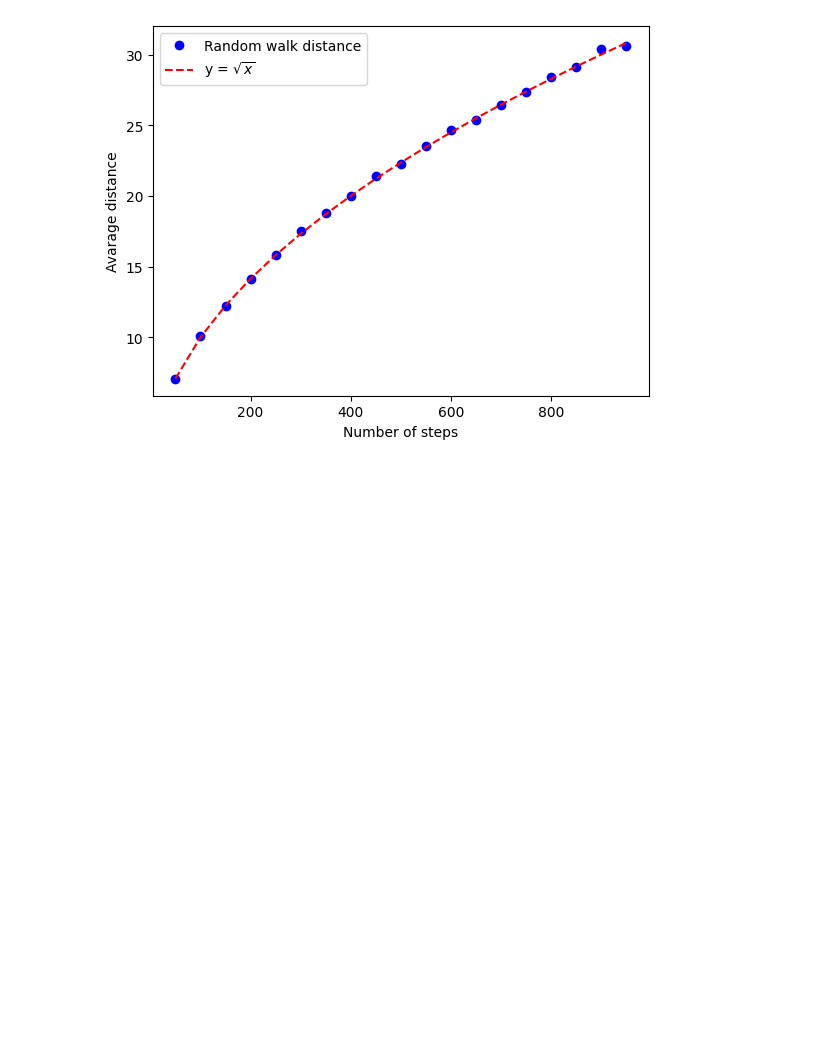
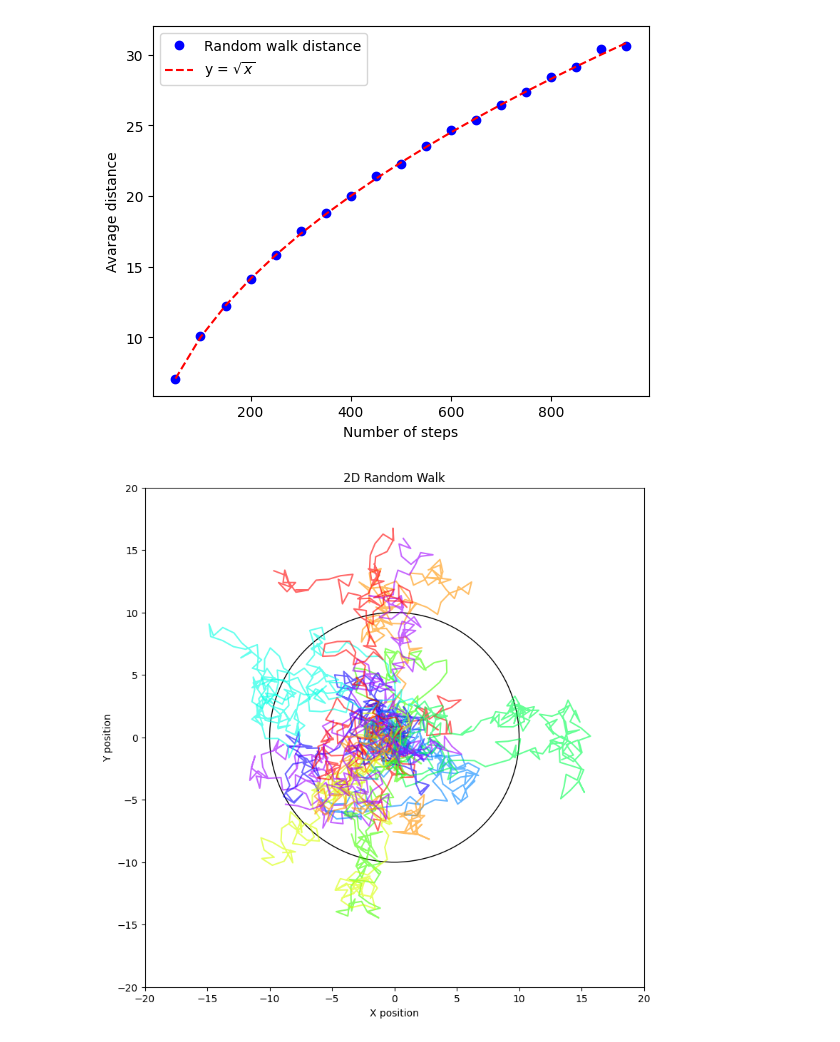
Before and after one commit to RezaBahani/IUTComputationalPhysics, a Jupyter notebook: two_dimensional_random_walk_with_extensive_help_of_ai.ipynb, the cells around one changed output. Drawn from its saved outputs; the diff is of its cells as text; code cells hidden in the pictures; blank space fills up the shorter version.

Commit message:
try to continue and enhance plot using pndas and seborn

```diff
--- a/two_dimensional_random_walk_with_extensive_help_of_ai.ipynb
+++ b/two_dimensional_random_walk_with_extensive_help_of_ai.ipynb
@@ -104,3 +104,48 @@ plt.legend()
 plt.show()
 # %% [output]
 [figure]
+# %%
+N = 100
+r = 1
+
+def produce_ArandomWalker(N, r):
+  randomAngel = np.random.uniform(0, 2*np.pi, (N))
+  xVlv = r * np.cos(randomAngel)
+  yVlv = r * np.sin(randomAngel)
+
+  stepsX = np.cumsum(xVlv)
+  stepsY = np.cumsum(yVlv)
+
+  stepsX[0] = 0
+  stepsY[0] = 0
+
+  return stepsX, stepsY
+# %%
+fig = plt.figure(figsize = (20, 20))
+
+ax1 = plt.subplot2grid((2,1), (0,0))
+avg_r = (np.average(r) + np.std(r))*np.sqrt(N)
+
+ax1.set_xlim(- 2*avg_r, 2*avg_r)
+ax1.set_ylim(- 2*avg_r, 2*avg_r)
+
+allX = []
+allY = []
+allR = []
+
+for i in range(200):
+  x, y = produce_ArandomWalker(N, r)
+  if i%10 == 0:
+    ax1.plot(x, y, color = plt.cm.hsv(i*20%225), alpha = 0.6)
+  allX.append(x[-1])
+  allY.append(y[-1])
+  allR.append(np.sqrt(x[-1]**2+y[-1]**1))
+
+ax1.set_aspect(1)
+ax1.add_artist(plt.Circle((0,0), avg_r, color = 'black', fill = False, alpha = 1))
+ax1.set_title('2D Random Walk')
+ax1.set_xlabel('X position')
+ax1.set_ylabel('Y position')
+plt.show()
+# %% [output]
+[figure, added]
```
Also changed, not shown: parts of 1 cell of this notebook.
